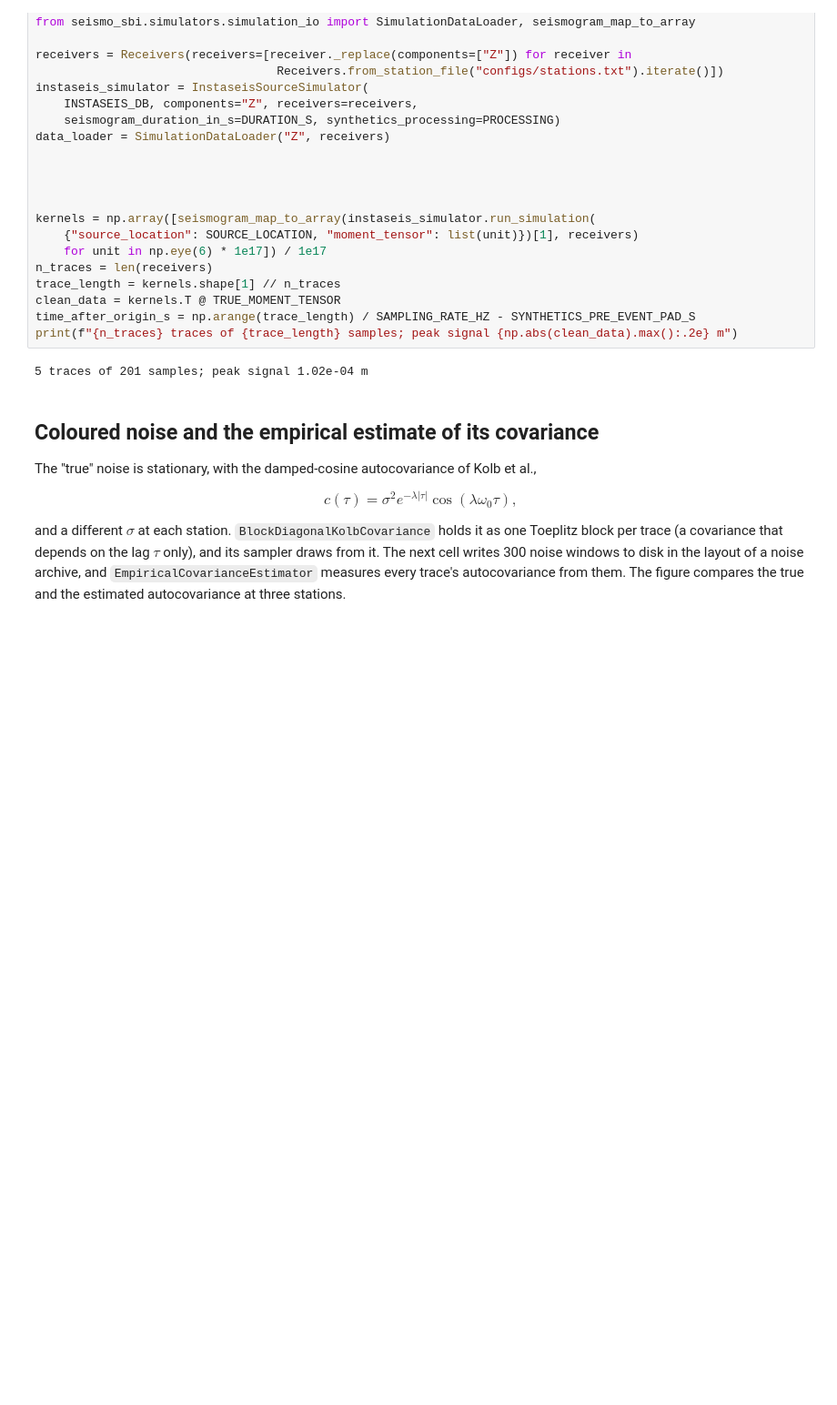
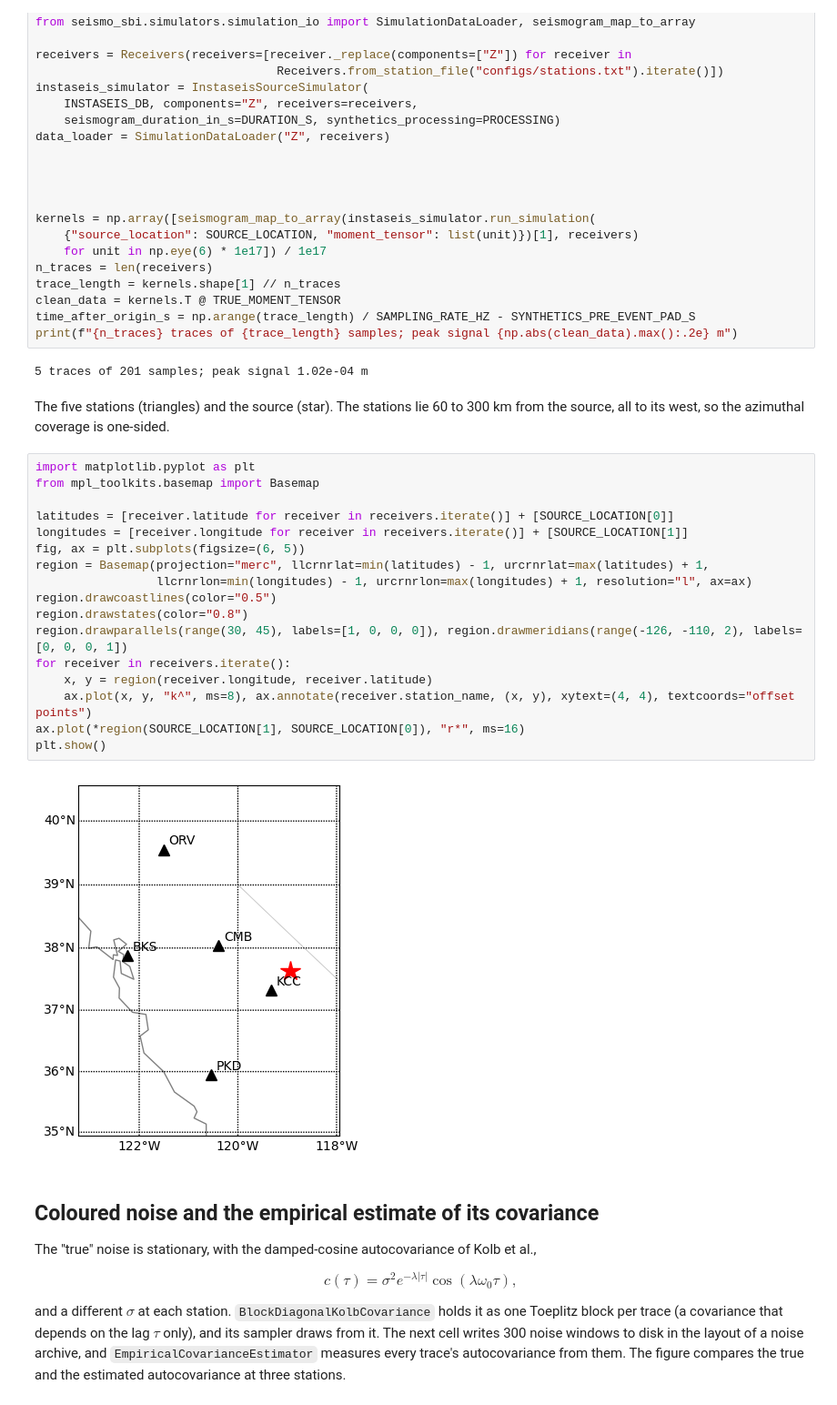
Before and after one commit to asaoulis/seismo-sbi, a Jupyter notebook: examples/02_noise_covariances_and_likelihood.ipynb, the cells around one changed output. Shown at 91% size. Saved outputs shown, nothing was run; the diff lists cells and outputs as text; blank space fills up the shorter version.

```diff
--- a/examples/02_noise_covariances_and_likelihood.ipynb
+++ b/examples/02_noise_covariances_and_likelihood.ipynb
@@ -67,6 +67,27 @@ time_after_origin_s = np.arange(trace_length) / SAMPLING_RATE_HZ - SYNTHETICS_PR
 print(f"{n_traces} traces of {trace_length} samples; peak signal {np.abs(clean_data).max():.2e} m")
 # %% [output]
 5 traces of 201 samples; peak signal 1.02e-04 m
+# %% [markdown]
+The five stations (triangles) and the source (star). The stations lie 60 to 300 km from the source, all to its west, so the azimuthal coverage is one-sided.
+# %%
+import matplotlib.pyplot as plt
+from mpl_toolkits.basemap import Basemap
+
+latitudes = [receiver.latitude for receiver in receivers.iterate()] + [SOURCE_LOCATION[0]]
+longitudes = [receiver.longitude for receiver in receivers.iterate()] + [SOURCE_LOCATION[1]]
+fig, ax = plt.subplots(figsize=(6, 5))
+region = Basemap(projection="merc", llcrnrlat=min(latitudes) - 1, urcrnrlat=max(latitudes) + 1,
+                 llcrnrlon=min(longitudes) - 1, urcrnrlon=max(longitudes) + 1, resolution="l", ax=ax)
+region.drawcoastlines(color="0.5")
+region.drawstates(color="0.8")
+region.drawparallels(range(30, 45), labels=[1, 0, 0, 0]), region.drawmeridians(range(-126, -110, 2), labels=[0, 0, 0, 1])
+for receiver in receivers.iterate():
+    x, y = region(receiver.longitude, receiver.latitude)
+    ax.plot(x, y, "k^", ms=8), ax.annotate(receiver.station_name, (x, y), xytext=(4, 4), textcoords="offset points")
+ax.plot(*region(SOURCE_LOCATION[1], SOURCE_LOCATION[0]), "r*", ms=16)
+plt.show()
+# %% [output]
+[figure, added]
 # %% [markdown]
 ## Coloured noise and the empirical estimate of its covariance
 
```
Also changed, not shown: parts of 7 cells of this notebook, 1 other file.
